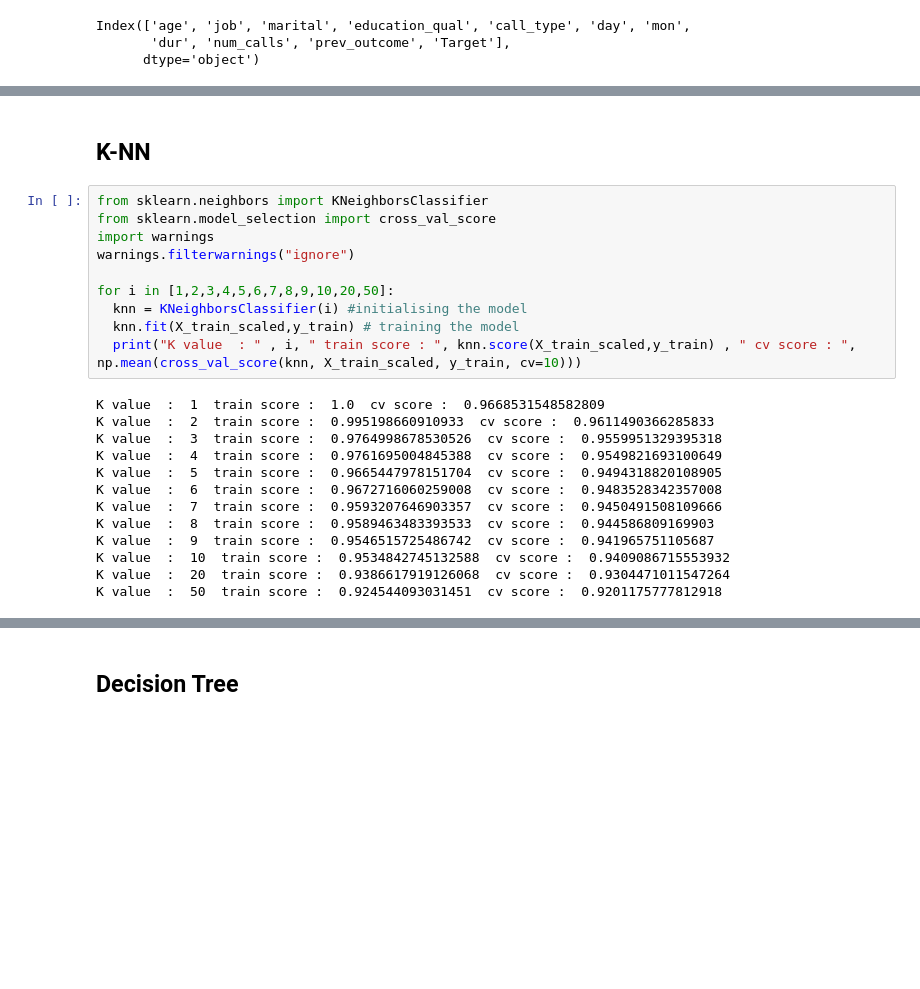
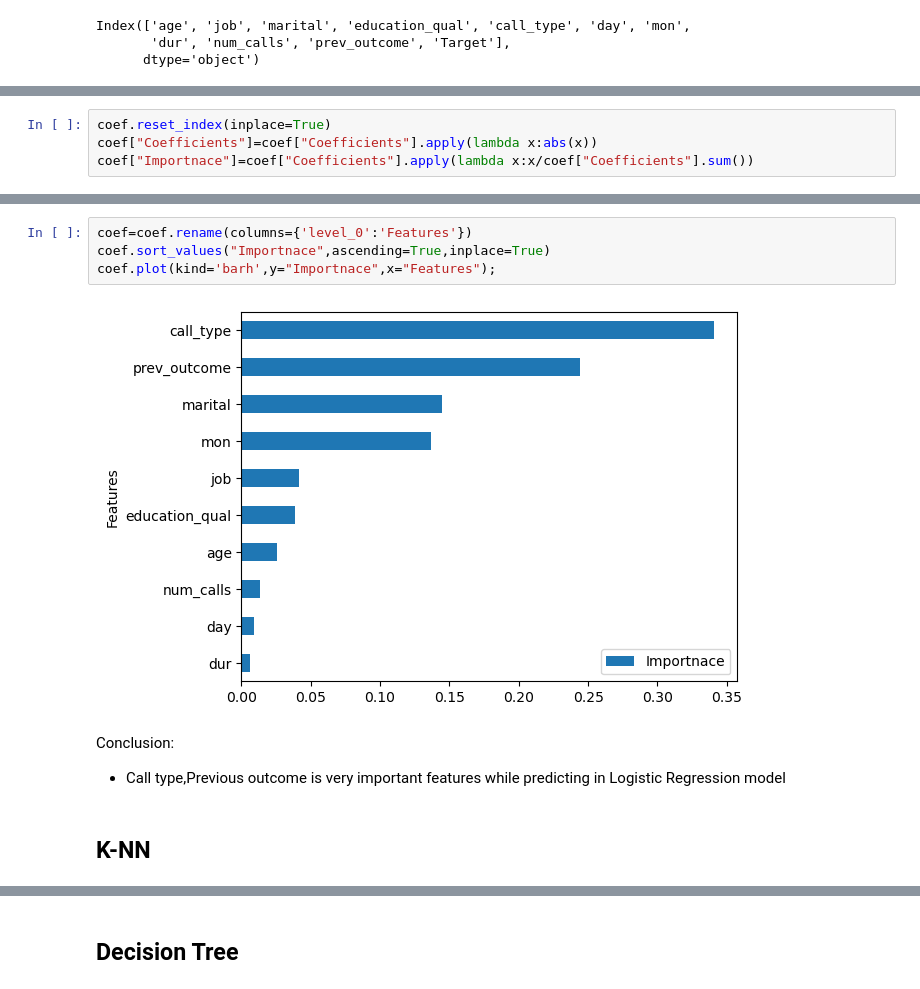
Before and after one commit to sachincmanjrekar/Projects, a Jupyter notebook: Project 1 : Customer Conversion Prediction/Customer Conversion Prediction.ipynb, the cells around one changed output, grey strips where cells are left out. Drawn from its saved outputs; the diff is of its cells as text; blank space fills up the shorter version.

```diff
--- a/Project 1 : Customer Conversion Prediction/Customer Conversion Prediction.ipynb
+++ b/Project 1 : Customer Conversion Prediction/Customer Conversion Prediction.ipynb
@@ -1028,0 +1035,4 @@ coef
+# %%
+coef.reset_index(inplace=True)
+coef["Coefficients"]=coef["Coefficients"].apply(lambda x:abs(x))
+coef["Importnace"]=coef["Coefficients"].apply(lambda x:x/coef["Coefficients"].sum())
@@ -1029,25 +1053,11 @@ coef
+# %%
+coef=coef.rename(columns={'level_0':'Features'})
+coef.sort_values("Importnace",ascending=True,inplace=True)
+coef.plot(kind='barh',y="Importnace",x="Features");
+# %% [output]
+[figure, added]
+# %% [markdown]
+Conclusion:
+- Call type,Previous outcome is very important features while predicting in Logistic Regression model
 # %% [markdown]
 ## K-NN
-# %%
-from sklearn.neighbors import KNeighborsClassifier
-from sklearn.model_selection import cross_val_score
-import warnings
-warnings.filterwarnings("ignore")
-
-for i in [1,2,3,4,5,6,7,8,9,10,20,50]:
-  knn = KNeighborsClassifier(i) #initialising the model
-  knn.fit(X_train_scaled,y_train) # training the model
-  print("K value  : " , i, " train score : ", knn.score(X_train_scaled,y_train) , " cv score : ", np.mean(cross_val_score(knn, X_train_scaled, y_train, cv=10)))
-# %% [output]
-K value  :  1  train score :  1.0  cv score :  0.9668531548582809
-K value  :  2  train score :  0.995198660910933  cv score :  0.9611490366285833
-K value  :  3  train score :  0.9764998678530526  cv score :  0.9559951329395318
-K value  :  4  train score :  0.9761695004845388  cv score :  0.9549821693100649
-K value  :  5  train score :  0.9665447978151704  cv score :  0.9494318820108905
-K value  :  6  train score :  0.9672716060259008  cv score :  0.9483528342357008
-K value  :  7  train score :  0.9593207646903357  cv score :  0.9450491508109666
-K value  :  8  train score :  0.9589463483393533  cv score :  0.944586809169903
-K value  :  9  train score :  0.9546515725486742  cv score :  0.941965751105687
-K value  :  10  train score :  0.9534842745132588  cv score :  0.9409086715553932
-K value  :  20  train score :  0.9386617919126068  cv score :  0.9304471011547264
-K value  :  50  train score :  0.924544093031451  cv score :  0.9201175777812918
```
Also changed, not shown: parts of 55 cells of this notebook.
